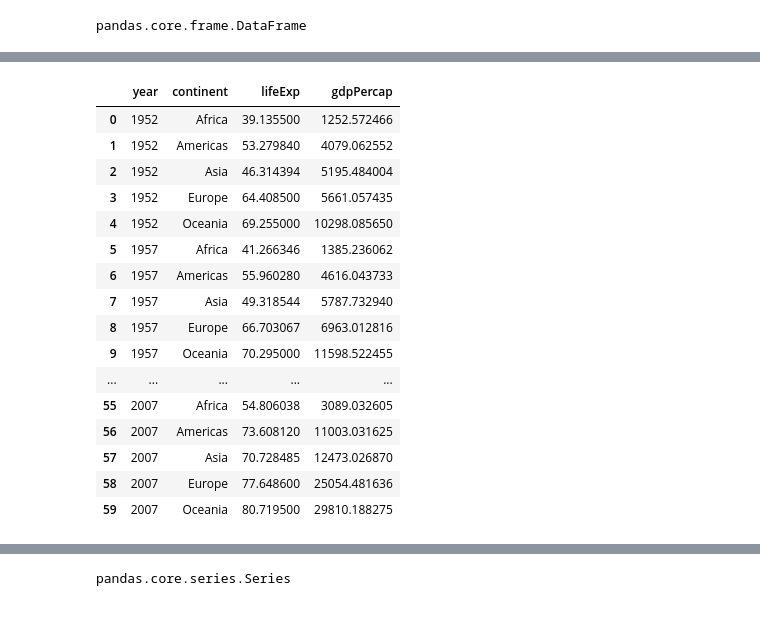
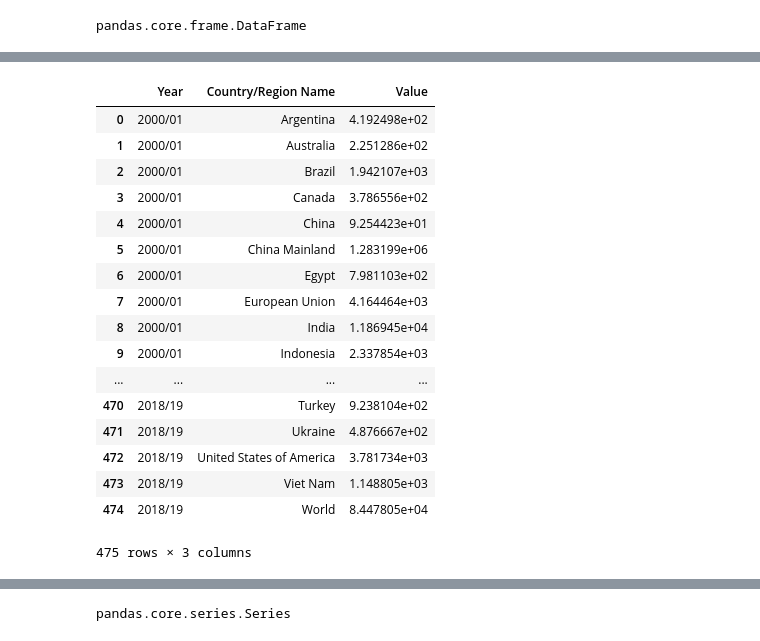
Before and after one commit to LaGuer/scipy-2017-tutorial-pandas, a Jupyter notebook: 02-lesson/01-intro.ipynb, the cells around one changed output, grey strips where cells are left out. Cells and saved outputs as stored; diff of their text form; code cells hidden in the pictures.

```diff
--- a/02-lesson/01-intro.ipynb
+++ b/02-lesson/01-intro.ipynb
@@ -109,3 +125,5 @@ df = pd.read_csv('../data/gapminder.tsv', delimiter='\t')
+# %%
+df = pd.read_csv('https://raw.githubusercontent.com/LaGuer/JupyterDataScienceWorkflow/master/dataset/CRSW-AMIS.csv')
 # %%
 # loc
 df.loc[0]
@@ -307,24 +375,25 @@ df.\
 # %%
 (df.
-  groupby(['year', 'continent'])[['lifeExp', 'gdpPercap']].
+  groupby(['Year', 'Country/Region Name'])[['Value', 'Product Name']].
   mean()
 ).reset_index()
 # %% [output]
-|  | year | continent | lifeExp | gdpPercap |
-| 0 | 1952 | Africa | 39.135500 | 1252.572466 |
-| 1 | 1952 | Americas | 53.279840 | 4079.062552 |
-| 2 | 1952 | Asia | 46.314394 | 5195.484004 |
-| 3 | 1952 | Europe | 64.408500 | 5661.057435 |
-| 4 | 1952 | Oceania | 69.255000 | 10298.085650 |
-| 5 | 1957 | Africa | 41.266346 | 1385.236062 |
-| 6 | 1957 | Americas | 55.960280 | 4616.043733 |
-| 7 | 1957 | Asia | 49.318544 | 5787.732940 |
-| 8 | 1957 | Europe | 66.703067 | 6963.012816 |
-| 9 | 1957 | Oceania | 70.295000 | 11598.522455 |
-| ... | ... | ... | ... | ... |
-| 55 | 2007 | Africa | 54.806038 | 3089.032605 |
-| 56 | 2007 | Americas | 73.608120 | 11003.031625 |
-| 57 | 2007 | Asia | 70.728485 | 12473.026870 |
-| 58 | 2007 | Europe | 77.648600 | 25054.481636 |
-| 59 | 2007 | Oceania | 80.719500 | 29810.188275 |
+|  | Year | Country/Region Name | Value |
+| 0 | 2000/01 | Argentina | 4.192498e+02 |
+| 1 | 2000/01 | Australia | 2.251286e+02 |
+| 2 | 2000/01 | Brazil | 1.942107e+03 |
+| 3 | 2000/01 | Canada | 3.786556e+02 |
+| 4 | 2000/01 | China | 9.254423e+01 |
+| 5 | 2000/01 | China Mainland | 1.283199e+06 |
+| 6 | 2000/01 | Egypt | 7.981103e+02 |
+| 7 | 2000/01 | European Union | 4.164464e+03 |
+| 8 | 2000/01 | India | 1.186945e+04 |
+| 9 | 2000/01 | Indonesia | 2.337854e+03 |
+| ... | ... | ... | ... |
+| 470 | 2018/19 | Turkey | 9.238104e+02 |
+| 471 | 2018/19 | Ukraine | 4.876667e+02 |
+| 472 | 2018/19 | United States of America | 3.781734e+03 |
+| 473 | 2018/19 | Viet Nam | 1.148805e+03 |
+| 474 | 2018/19 | World | 8.447805e+04 |
+475 rows × 3 columns
 # %%
```
Also changed, not shown: parts of 53 cells of this notebook.
